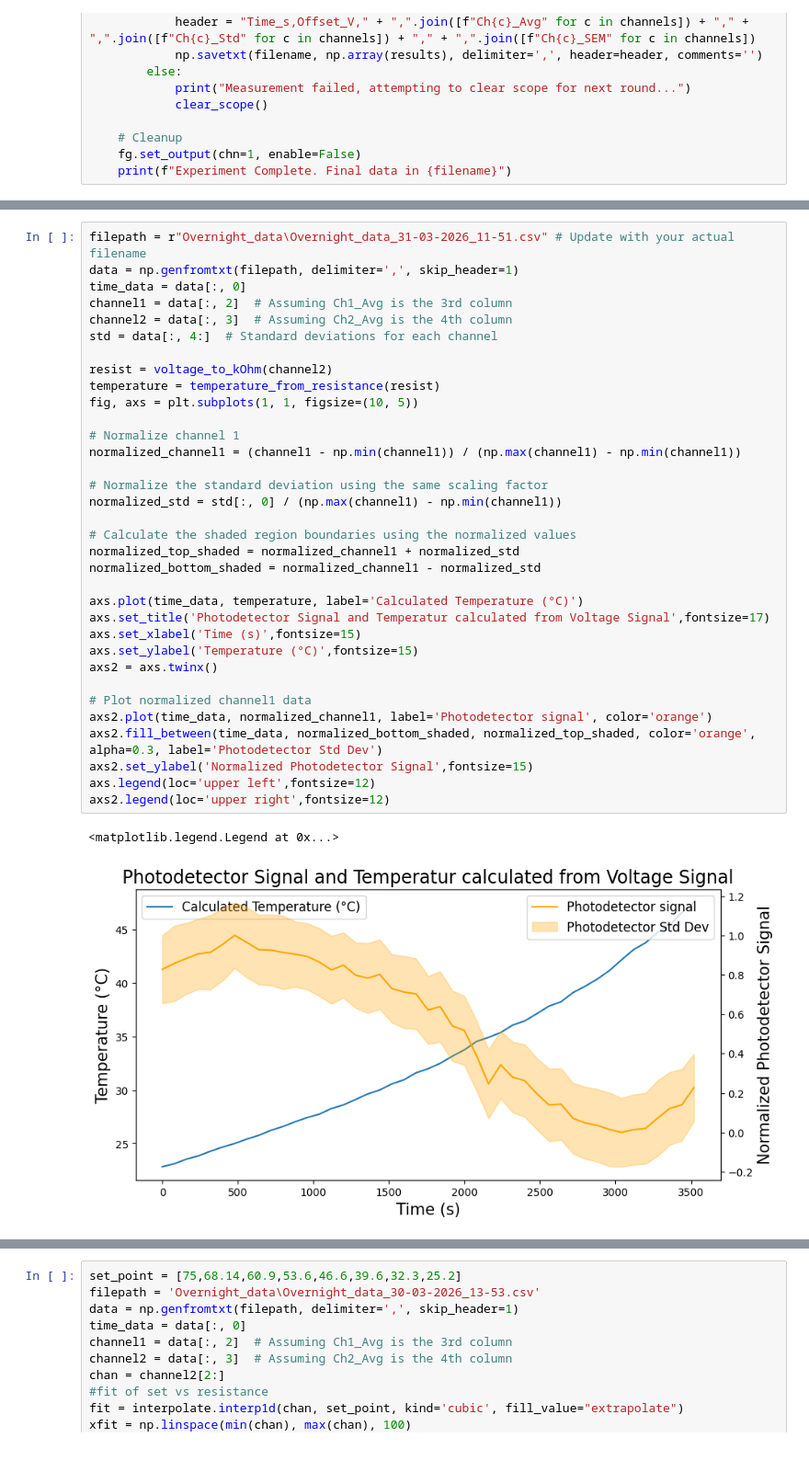
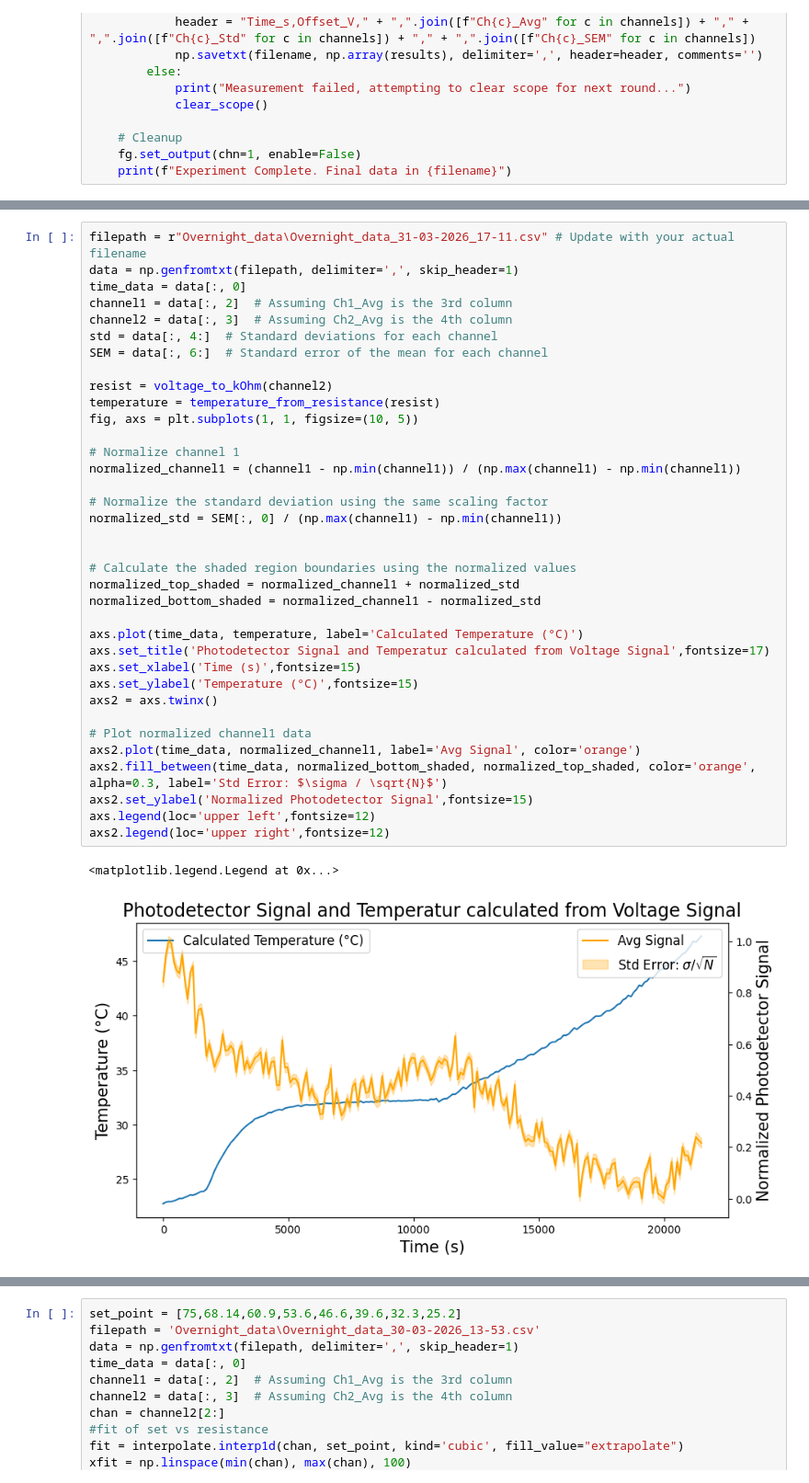
Before and after one commit to qpit/Eskild-Project-2026, a Jupyter notebook: overnight_data.ipynb, the cells around one changed output, grey strips where cells are left out. Shown at 92% size. Saved outputs shown, nothing was run; the diff lists cells and outputs as text; blank space fills up the shorter version.

Commit message:
More data

```diff
--- a/overnight_data.ipynb
+++ b/overnight_data.ipynb
@@ -346,37 +349,39 @@ Max Temperature: 47.53 °C
 # %%
-filepath = r"Overnight_data\Overnight_data_31-03-2026_11-51.csv" # Update with your actual filename
+filepath = r"Overnight_data\Overnight_data_31-03-2026_17-11.csv" # Update with your actual filename
 data = np.genfromtxt(filepath, delimiter=',', skip_header=1)
 time_data = data[:, 0]
 channel1 = data[:, 2]  # Assuming Ch1_Avg is the 3rd column
 channel2 = data[:, 3]  # Assuming Ch2_Avg is the 4th column
 std = data[:, 4:]  # Standard deviations for each channel
+SEM = data[:, 6:]  # Standard error of the mean for each channel
 
 resist = voltage_to_kOhm(channel2)
 temperature = temperature_from_resistance(resist)
 fig, axs = plt.subplots(1, 1, figsize=(10, 5))
 
 # Normalize channel 1
 normalized_channel1 = (channel1 - np.min(channel1)) / (np.max(channel1) - np.min(channel1))
 
 # Normalize the standard deviation using the same scaling factor
-normalized_std = std[:, 0] / (np.max(channel1) - np.min(channel1))
+normalized_std = SEM[:, 0] / (np.max(channel1) - np.min(channel1))
+
 
 # Calculate the shaded region boundaries using the normalized values
 normalized_top_shaded = normalized_channel1 + normalized_std
 normalized_bottom_shaded = normalized_channel1 - normalized_std
 
 axs.plot(time_data, temperature, label='Calculated Temperature (°C)')
 axs.set_title('Photodetector Signal and Temperatur calculated from Voltage Signal',fontsize=17)
 axs.set_xlabel('Time (s)',fontsize=15)
 axs.set_ylabel('Temperature (°C)',fontsize=15)
 axs2 = axs.twinx()
 
 # Plot normalized channel1 data
-axs2.plot(time_data, normalized_channel1, label='Photodetector signal', color='orange')
-axs2.fill_between(time_data, normalized_bottom_shaded, normalized_top_shaded, color='orange', alpha=0.3, label='Photodetector Std Dev')
+axs2.plot(time_data, normalized_channel1, label='Avg Signal', color='orange')
+axs2.fill_between(time_data, normalized_bottom_shaded, normalized_top_shaded, color='orange', alpha=0.3, label='Std Error: $\sigma / \sqrt{N}$')
 axs2.set_ylabel('Normalized Photodetector Signal',fontsize=15)
 axs.legend(loc='upper left',fontsize=12)
 axs2.legend(loc='upper right',fontsize=12)
 # %% [output]
 <matplotlib.legend.Legend at 0x...>
-[figure, old version]
+[figure, new version]
```
Also changed, not shown: parts of 5 cells of this notebook, 1 other file.
